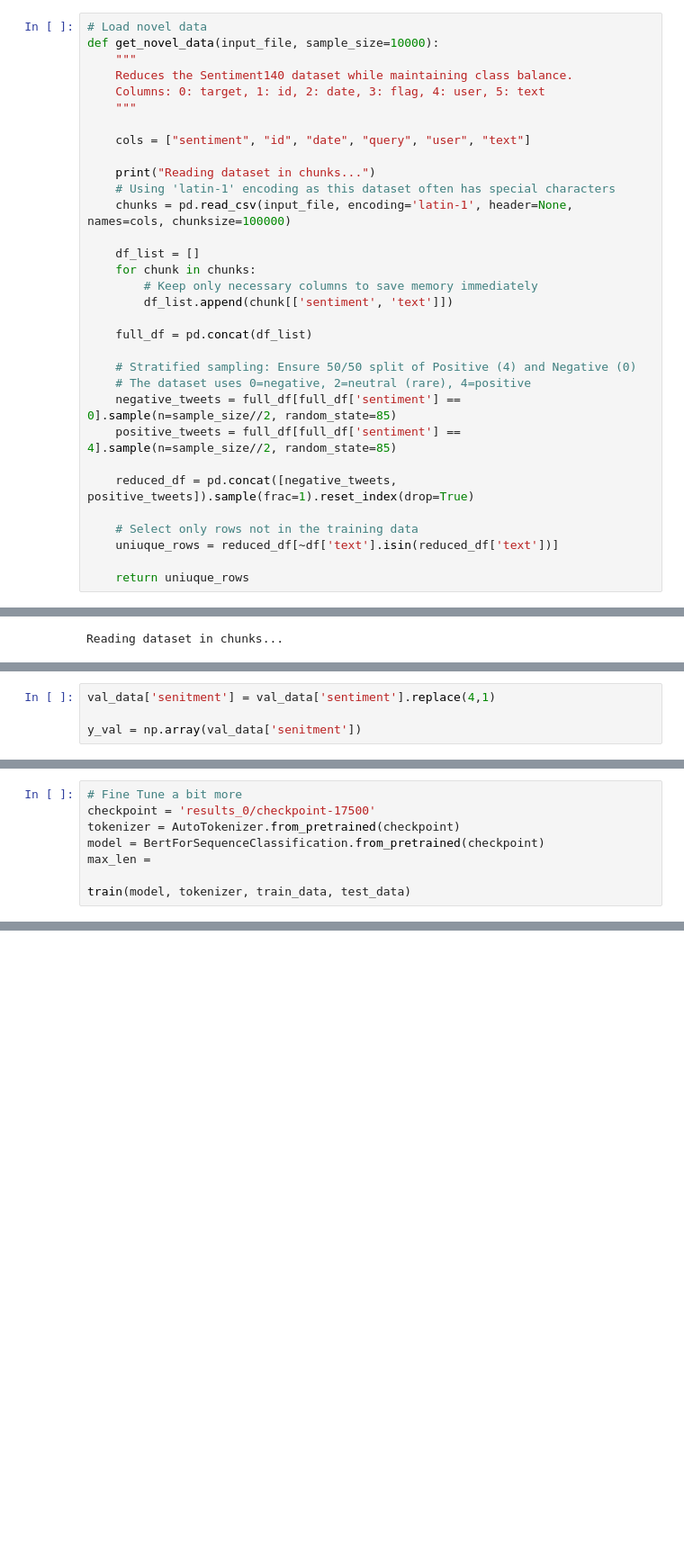
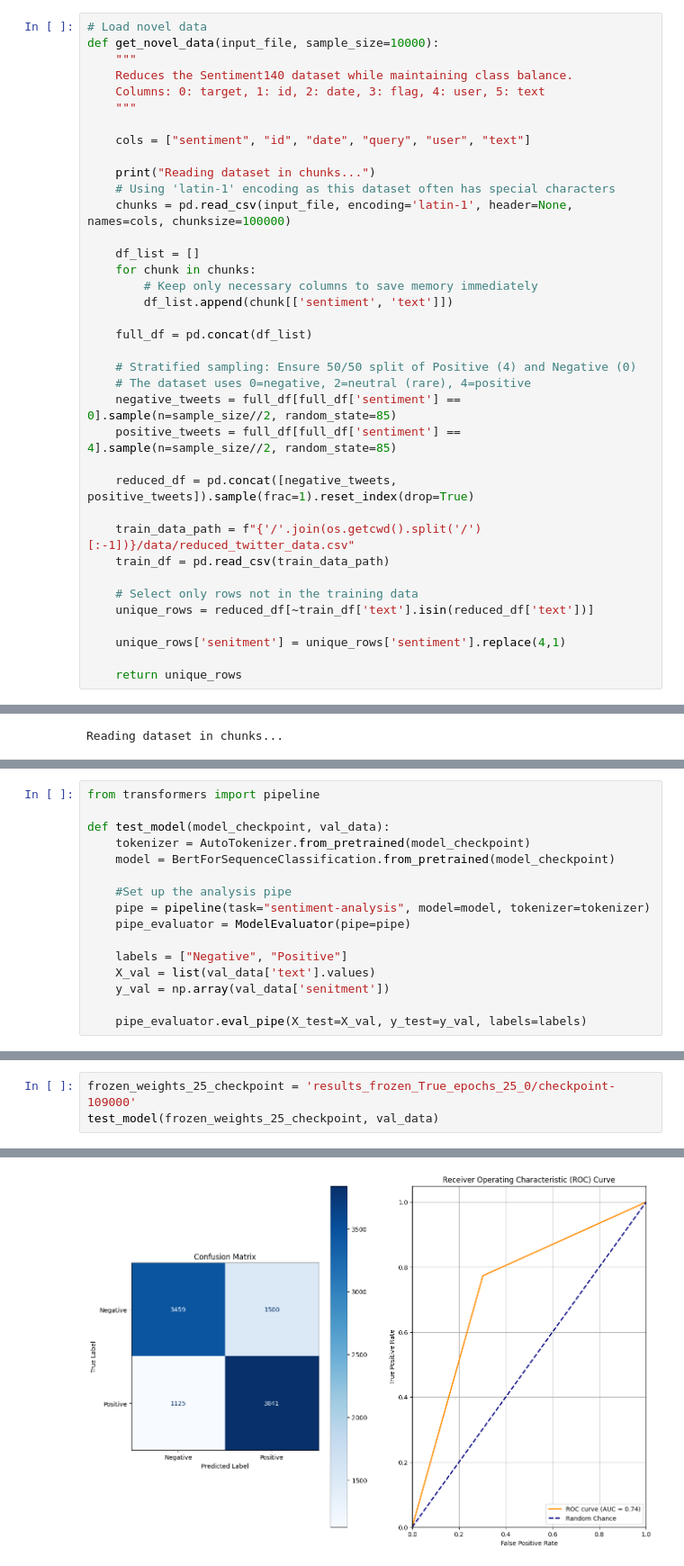
Before and after one commit to rcwaterman/DSE6212, a Jupyter notebook: Project/Preliminary Results/model_testing.ipynb, the cells around one changed output, grey strips where cells are left out. Shown at 90% size. Cells and saved outputs as stored; diff of their text form; blank space fills up the shorter version.

Commit message:
Finishing up model training

```diff
--- a/Project/Preliminary Results/model_testing.ipynb
+++ b/Project/Preliminary Results/model_testing.ipynb
@@ -472,10 +539,15 @@ def get_novel_data(input_file, sample_size=10000):
 
     reduced_df = pd.concat([negative_tweets, positive_tweets]).sample(frac=1).reset_index(drop=True)
 
+    train_data_path = f"{'/'.join(os.getcwd().split('/')[:-1])}/data/reduced_twitter_data.csv"
+    train_df = pd.read_csv(train_data_path)
+
     # Select only rows not in the training data
-    uniuque_rows = reduced_df[~df['text'].isin(reduced_df['text'])]
+    unique_rows = reduced_df[~train_df['text'].isin(reduced_df['text'])]
 
-    return uniuque_rows
+    unique_rows['senitment'] = unique_rows['sentiment'].replace(4,1)
+
+    return unique_rows
 # %%
 val_data = get_novel_data(f"{'/'.join(os.getcwd().split('/')[:-1])}/data/original_twitter_data.csv")
 # %% [output]
@@ -485,4 +554,0 @@ pipe_evaluator = ModelEvaluator(pipe=pipe)
-# %%
-val_data['senitment'] = val_data['sentiment'].replace(4,1)
-
-y_val = np.array(val_data['senitment'])
@@ -506,8 +554,0 @@ F1-Score: 0.82
-# %%
-# Fine Tune a bit more
-checkpoint = 'results_0/checkpoint-17500'
-tokenizer = AutoTokenizer.from_pretrained(checkpoint)
-model = BertForSequenceClassification.from_pretrained(checkpoint)
-max_len =
-
-train(model, tokenizer, train_data, test_data)
@@ -556,0 +555,16 @@ F1-Score: 0.82
+# %%
+from transformers import pipeline
+
+def test_model(model_checkpoint, val_data):
+    tokenizer = AutoTokenizer.from_pretrained(model_checkpoint)
+    model = BertForSequenceClassification.from_pretrained(model_checkpoint)
+
+    #Set up the analysis pipe
+    pipe = pipeline(task="sentiment-analysis", model=model, tokenizer=tokenizer)
+    pipe_evaluator = ModelEvaluator(pipe=pipe)
+
+    labels = ["Negative", "Positive"]
+    X_val = list(val_data['text'].values)
+    y_val = np.array(val_data['senitment'])
+
+    pipe_evaluator.eval_pipe(X_test=X_val, y_test=y_val, labels=labels)
@@ -556,0 +573,4 @@ F1-Score: 0.82
+# %%
+frozen_weights_25_checkpoint = 'results_frozen_True_epochs_25_0/checkpoint-109000'
+test_model(frozen_weights_25_checkpoint, val_data)
+# %% [output]
@@ -556,0 +589 @@ F1-Score: 0.82
+[figure, added]
```
Also changed, not shown: parts of 28 cells of this notebook.
